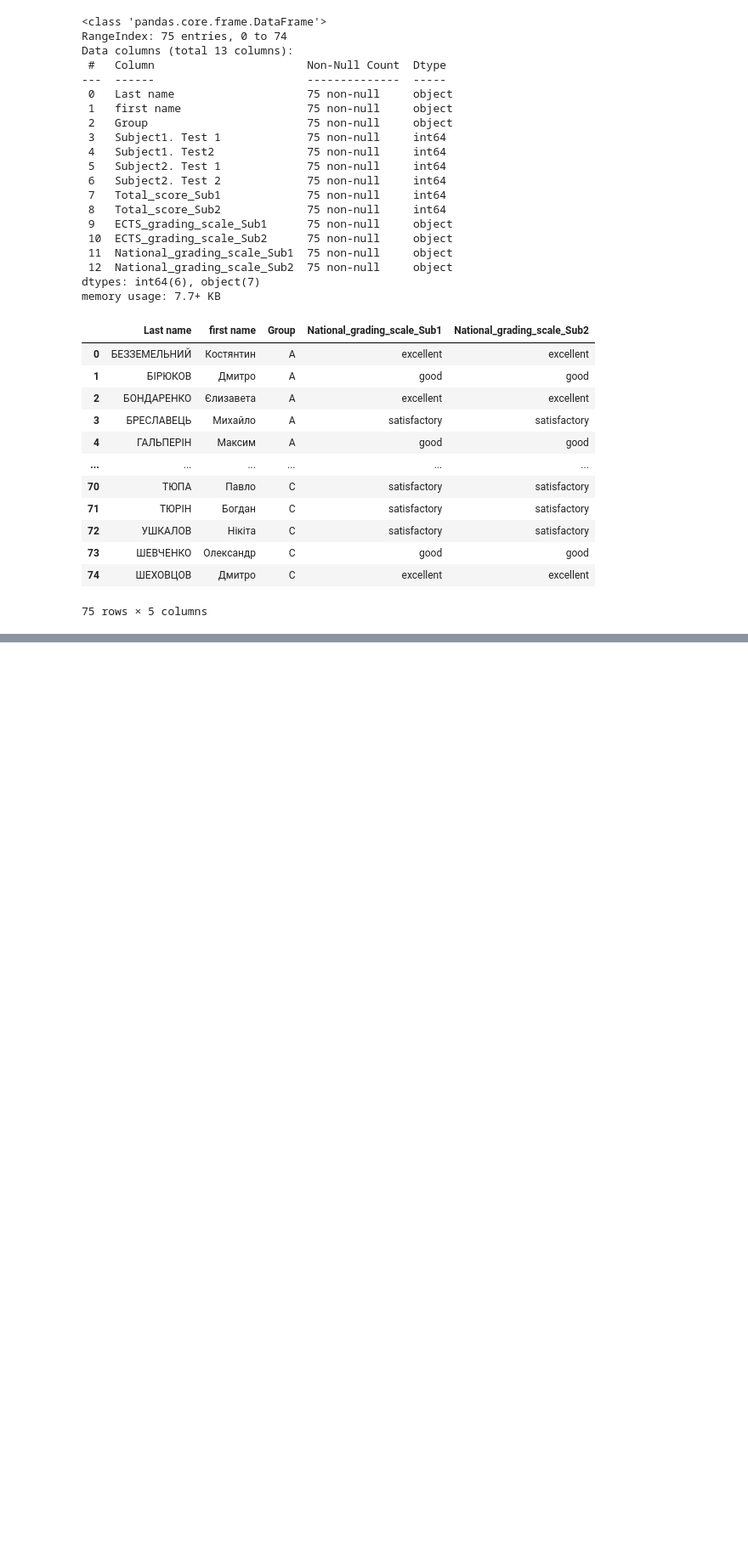
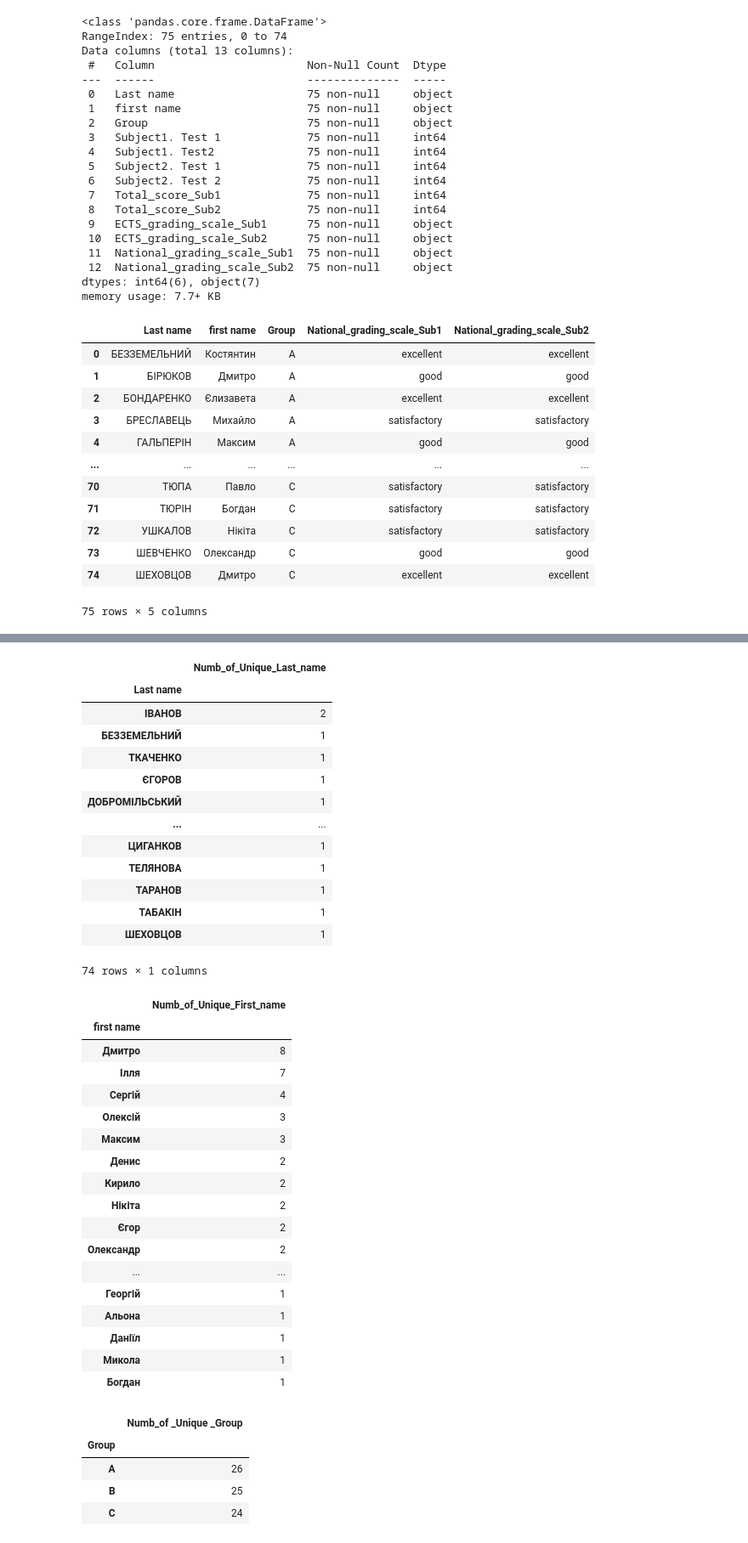
Before and after one commit to HalynaB-2908/HalynaB-2908, a Jupyter notebook: Workshop_1.ipynb, the cells around one changed output, grey strips where cells are left out. Shown at 85% size. Drawn from its saved outputs; the diff is of its cells as text; code cells hidden in the pictures; blank space fills up the shorter version.

```diff
--- a/Workshop_1.ipynb
+++ b/Workshop_1.ipynb
@@ -174,0 +261,51 @@ display(new_DataFrame)
+# %%
+Unique_DataFrame1 = pd.DataFrame()
+Unique_DataFrame1['Numb_of_Unique_Last_name']=new_DataFrame['Last name'].value_counts()
+Unique_DataFrame2 = pd.DataFrame()
+Unique_DataFrame2['Numb_of_Unique_First_name']=new_DataFrame['first name'].value_counts()
+Unique_DataFrame3 = pd.DataFrame()
+Unique_DataFrame3['Numb_of _Unique _Group']=new_DataFrame["Group"].value_counts()
+Unique_DataFrame4 = pd.DataFrame()
+Unique_DataFrame4['Numb_of_Unique_Subject1']=new_DataFrame['Subject1'].value_counts()
+Unique_DataFrame5 = pd.DataFrame()
+Unique_DataFrame5['Numb_of_Unique_Subject2']=new_DataFrame['Subject2'].value_counts()
+
+display(Unique_DataFrame1,Unique_DataFrame2,Unique_DataFrame3,Unique_DataFrame4,Unique_DataFrame5)
+# %% [output]
+|  | Numb_of_Unique_Last_name |
+| Last name |  |
+| ІВАНОВ | 2 |
+| БЕЗЗЕМЕЛЬНИЙ | 1 |
+| ТКАЧЕНКО | 1 |
+| ЄГОРОВ | 1 |
+| ДОБРОМІЛЬСЬКИЙ | 1 |
+| ... | ... |
+| ЦИГАНКОВ | 1 |
+| ТЕЛЯНОВА | 1 |
+| ТАРАНОВ | 1 |
+| ТАБАКІН | 1 |
+| ШЕХОВЦОВ | 1 |
+74 rows × 1 columns
+|  | Numb_of_Unique_First_name |
+| first name |  |
+| Дмитро | 8 |
+| Ілля | 7 |
+| Сергій | 4 |
+| Олексій | 3 |
+| Максим | 3 |
+| Денис | 2 |
+| Кирило | 2 |
+| Нікіта | 2 |
+| Єгор | 2 |
+| Олександр | 2 |
+| ... | ... |
+| Георгій | 1 |
+| Альона | 1 |
+| Даніїл | 1 |
+| Микола | 1 |
+| Богдан | 1 |
+|  | Numb_of _Unique _Group |
+| Group |  |
+| A | 26 |
+| B | 25 |
+| C | 24 |
```
Also changed, not shown: parts of 7 cells of this notebook.
